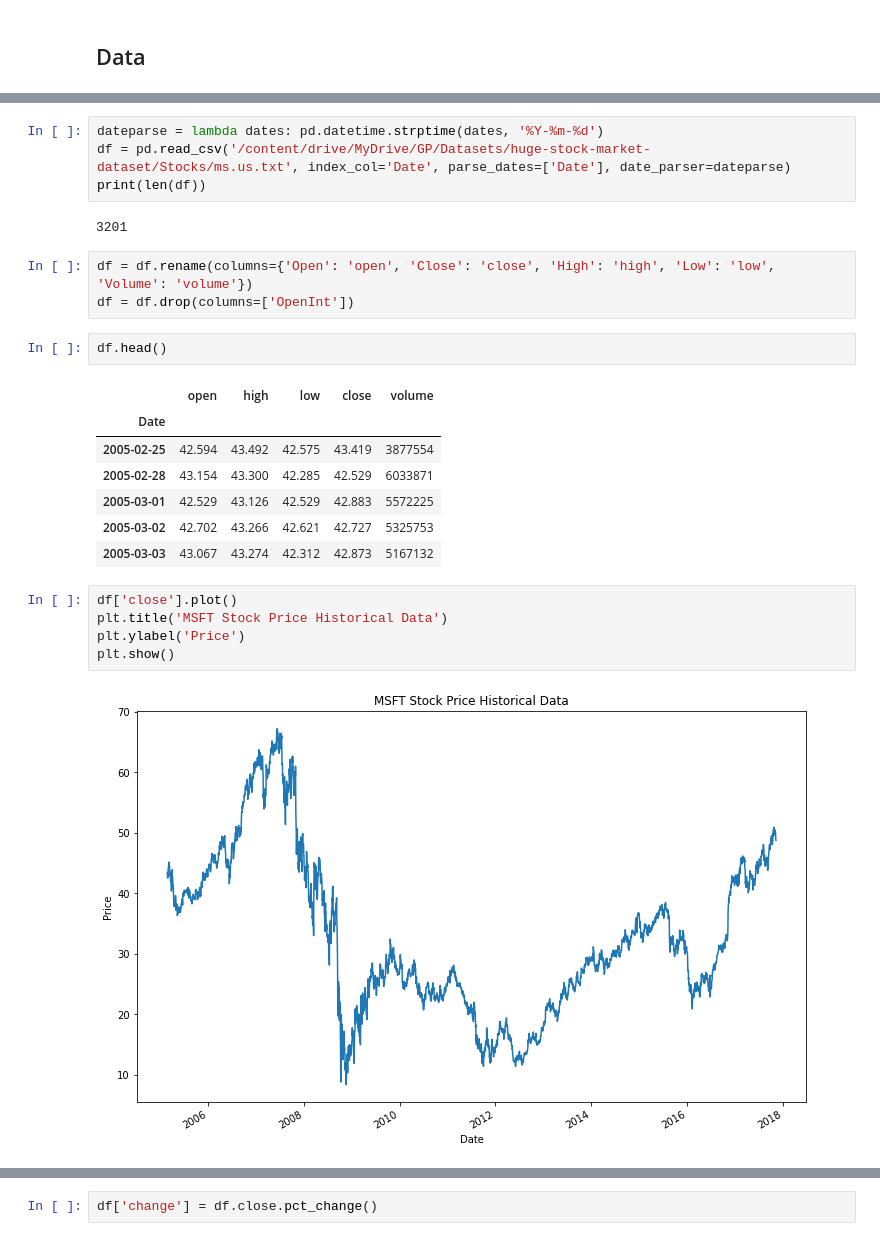
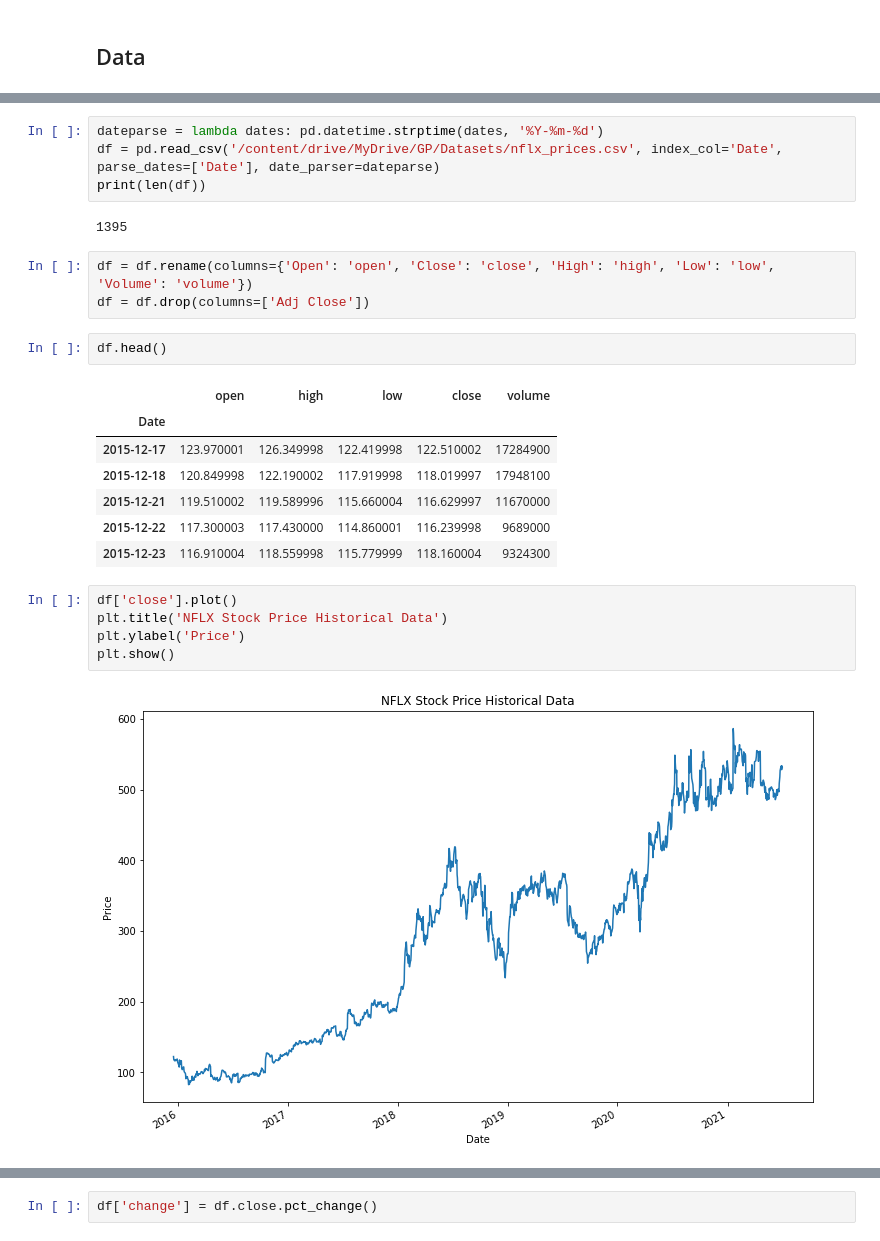
Before and after one commit to iislamm/stock-prices-prediction, a Jupyter notebook: stocks_prediction.ipynb, the cells around one changed output, grey strips where cells are left out. Saved outputs shown, nothing was run; the diff lists cells and outputs as text.

```diff
--- a/stocks_prediction.ipynb
+++ b/stocks_prediction.ipynb
@@ -31,29 +32,29 @@ Mounted at /content/drive
 # %%
 dateparse = lambda dates: pd.datetime.strptime(dates, '%Y-%m-%d')
-df = pd.read_csv('/content/drive/MyDrive/GP/Datasets/huge-stock-market-dataset/Stocks/ms.us.txt', index_col='Date', parse_dates=['Date'], date_parser=dateparse)
+df = pd.read_csv('/content/drive/MyDrive/GP/Datasets/nflx_prices.csv', index_col='Date', parse_dates=['Date'], date_parser=dateparse)
 print(len(df))
 # %% [output]
-3201
+1395
 # %%
 df = df.rename(columns={'Open': 'open', 'Close': 'close', 'High': 'high', 'Low': 'low', 'Volume': 'volume'})
-df = df.drop(columns=['OpenInt'])
+df = df.drop(columns=['Adj Close'])
 # %%
 df.head()
 # %% [output]
 |  | open | high | low | close | volume |
 | Date |  |  |  |  |  |
-| 2005-02-25 | 42.594 | 43.492 | 42.575 | 43.419 | 3877554 |
-| 2005-02-28 | 43.154 | 43.300 | 42.285 | 42.529 | 6033871 |
-| 2005-03-01 | 42.529 | 43.126 | 42.529 | 42.883 | 5572225 |
-| 2005-03-02 | 42.702 | 43.266 | 42.621 | 42.727 | 5325753 |
-| 2005-03-03 | 43.067 | 43.274 | 42.312 | 42.873 | 5167132 |
+| 2015-12-17 | 123.970001 | 126.349998 | 122.419998 | 122.510002 | 17284900 |
+| 2015-12-18 | 120.849998 | 122.190002 | 117.919998 | 118.019997 | 17948100 |
+| 2015-12-21 | 119.510002 | 119.589996 | 115.660004 | 116.629997 | 11670000 |
+| 2015-12-22 | 117.300003 | 117.430000 | 114.860001 | 116.239998 | 9689000 |
+| 2015-12-23 | 116.910004 | 118.559998 | 115.779999 | 118.160004 | 9324300 |
 # %%
 df['close'].plot()
-plt.title('MSFT Stock Price Historical Data')
+plt.title('NFLX Stock Price Historical Data')
 plt.ylabel('Price')
 plt.show()
 # %% [output]
-[figure, old version]
+[figure, new version]
 # %%
 df.describe()
 # %% [output]
```
Also changed, not shown: parts of 64 cells of this notebook.
